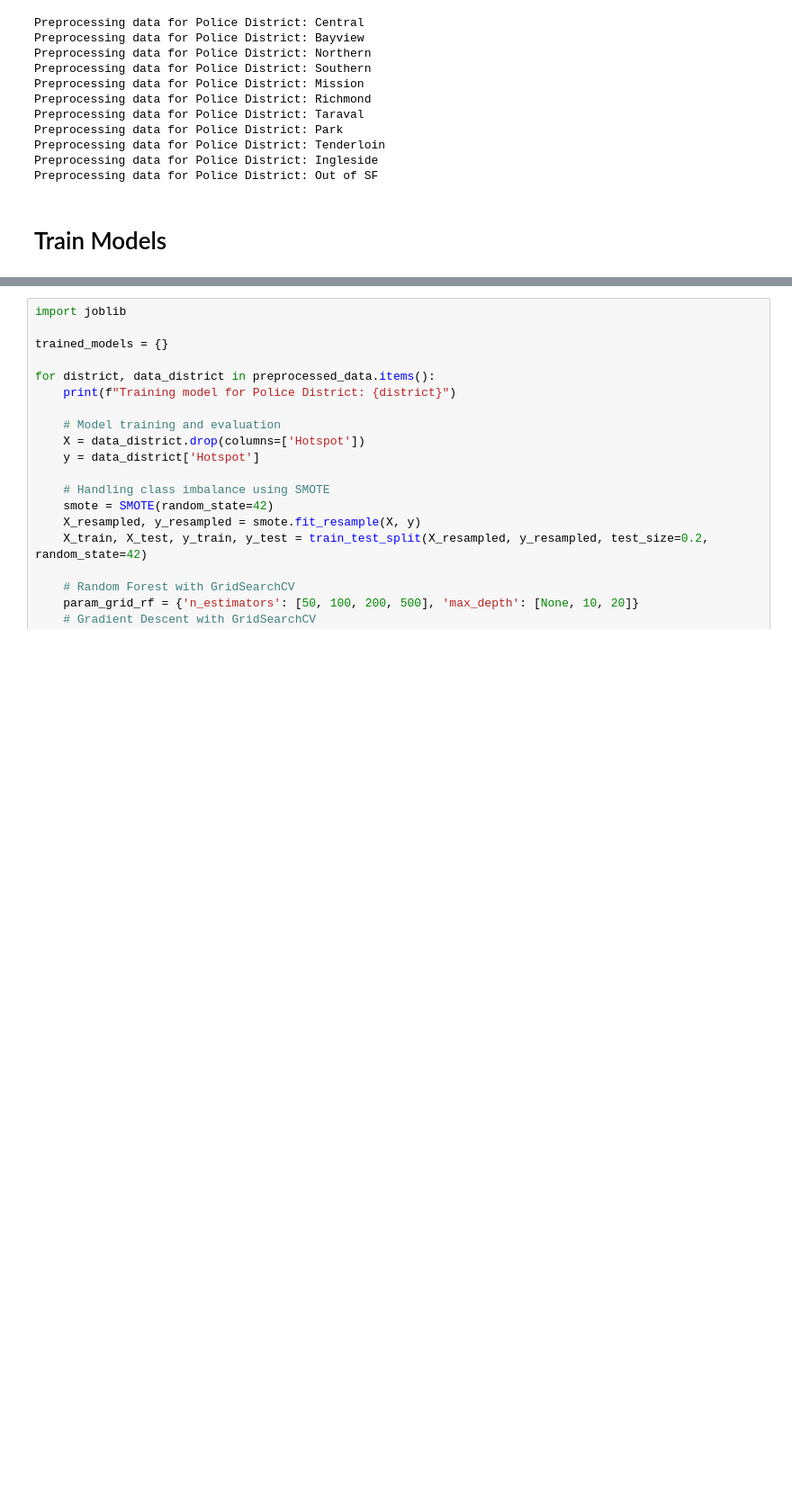
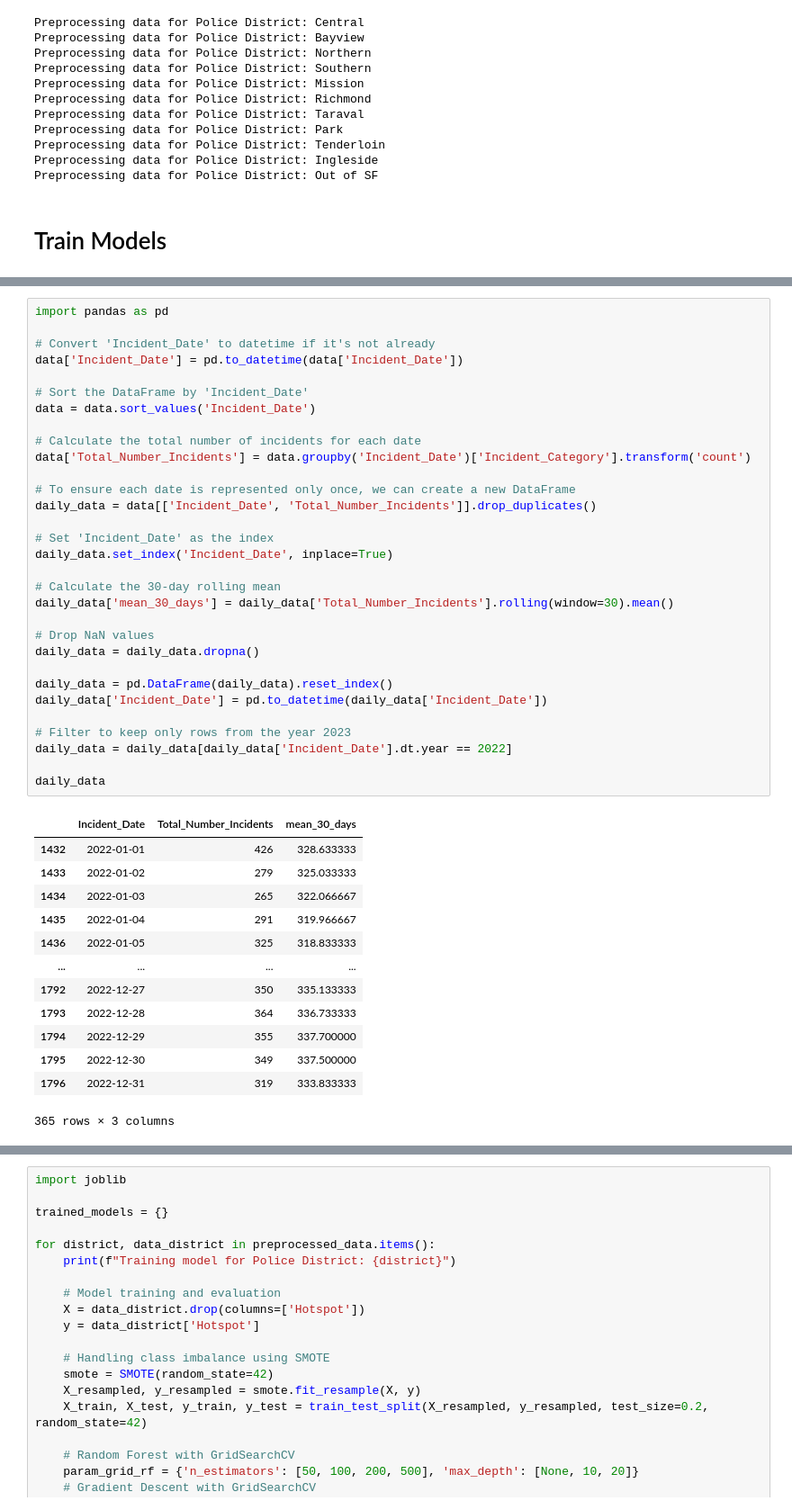
Before and after one commit to mvoutov/ieor142-ml, a Jupyter notebook: crime_hot_spots.ipynb, the cells around one changed output, grey strips where cells are left out. Shown at 90% size. Drawn from its saved outputs; the diff is of its cells as text; blank space fills up the shorter version.

```diff
--- a/crime_hot_spots.ipynb
+++ b/crime_hot_spots.ipynb
@@ -82,0 +93,45 @@ Preprocessing data for Police District: Out of SF
+# %%
+import pandas as pd
+
+# Convert 'Incident_Date' to datetime if it's not already
+data['Incident_Date'] = pd.to_datetime(data['Incident_Date'])
+
+# Sort the DataFrame by 'Incident_Date'
+data = data.sort_values('Incident_Date')
+
+# Calculate the total number of incidents for each date
+data['Total_Number_Incidents'] = data.groupby('Incident_Date')['Incident_Category'].transform('count')
+
+# To ensure each date is represented only once, we can create a new DataFrame
+daily_data = data[['Incident_Date', 'Total_Number_Incidents']].drop_duplicates()
+
+# Set 'Incident_Date' as the index
+daily_data.set_index('Incident_Date', inplace=True)
+
+# Calculate the 30-day rolling mean
+daily_data['mean_30_days'] = daily_data['Total_Number_Incidents'].rolling(window=30).mean()
+
+# Drop NaN values
+daily_data = daily_data.dropna()
+
+daily_data = pd.DataFrame(daily_data).reset_index()
+daily_data['Incident_Date'] = pd.to_datetime(daily_data['Incident_Date'])
+
+# Filter to keep only rows from the year 2023
+daily_data = daily_data[daily_data['Incident_Date'].dt.year == 2022]
+
+daily_data
+# %% [output]
+|  | Incident_Date | Total_Number_Incidents | mean_30_days |
+| 1432 | 2022-01-01 | 426 | 328.633333 |
+| 1433 | 2022-01-02 | 279 | 325.033333 |
+| 1434 | 2022-01-03 | 265 | 322.066667 |
+| 1435 | 2022-01-04 | 291 | 319.966667 |
+| 1436 | 2022-01-05 | 325 | 318.833333 |
+| ... | ... | ... | ... |
+| 1792 | 2022-12-27 | 350 | 335.133333 |
+| 1793 | 2022-12-28 | 364 | 336.733333 |
+| 1794 | 2022-12-29 | 355 | 337.700000 |
+| 1795 | 2022-12-30 | 349 | 337.500000 |
+| 1796 | 2022-12-31 | 319 | 333.833333 |
+365 rows × 3 columns
```
Also changed, not shown: parts of 3 cells of this notebook, 1 other file.
